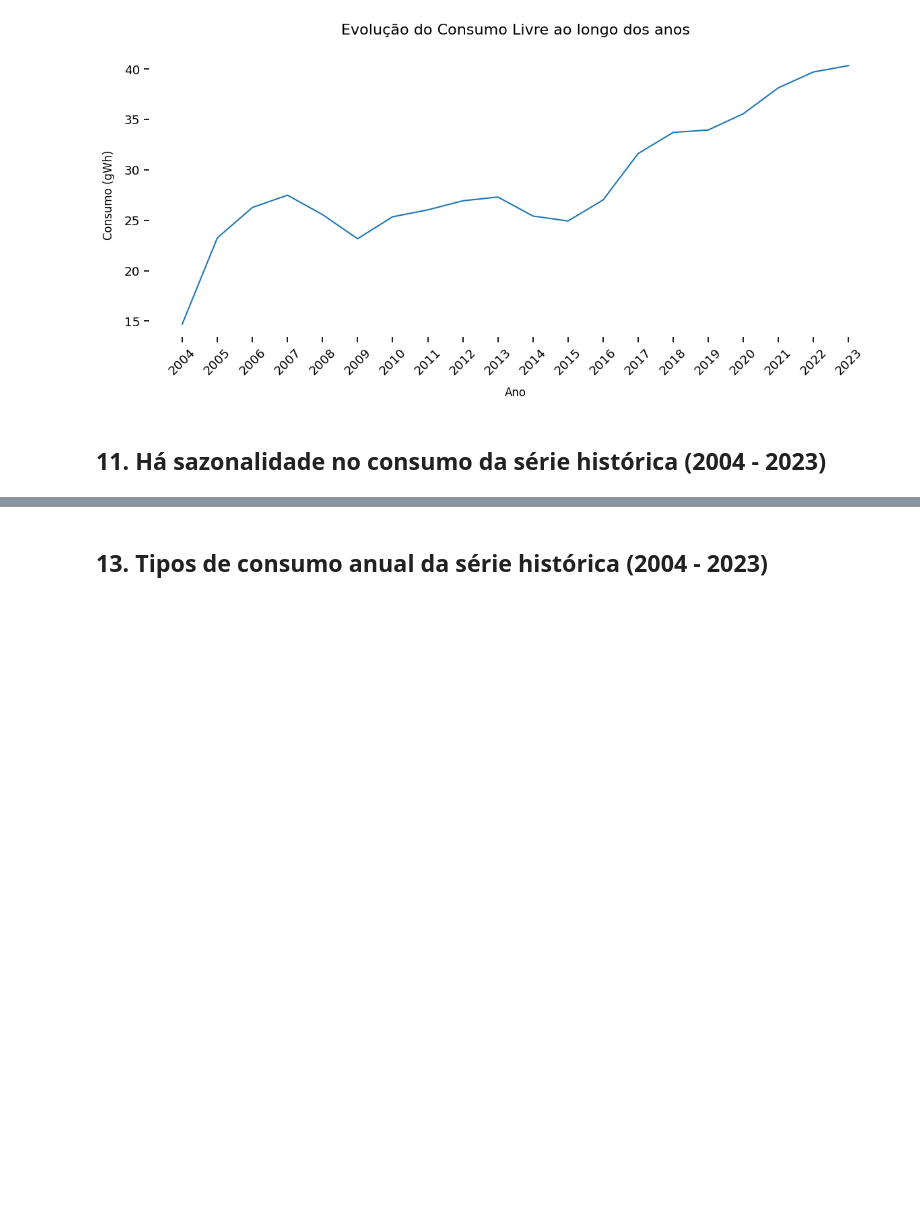
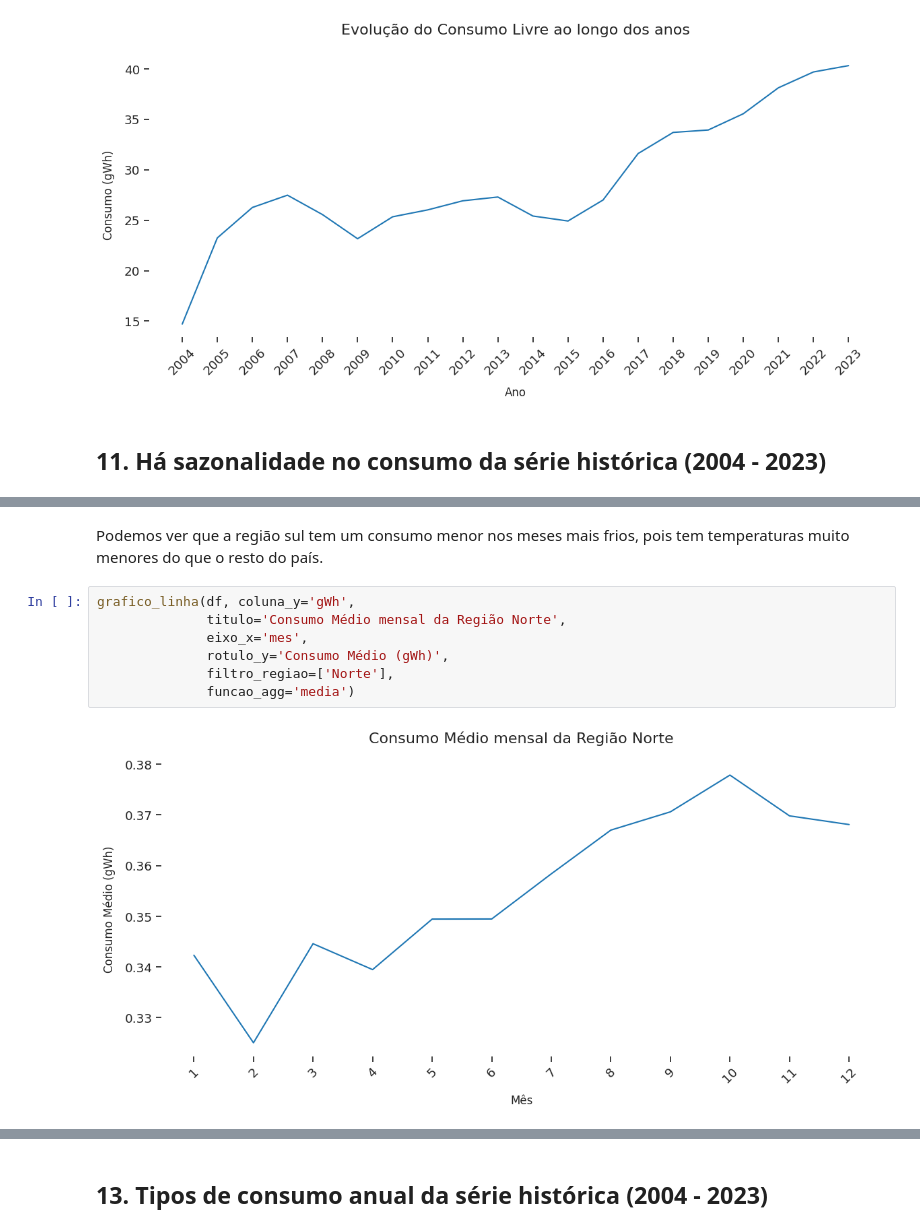
Before and after one commit to jorgelzsilva/projeto_consumo_energia, a Jupyter notebook: notebooks/desafio_final_jorge.ipynb, the cells around one changed output, grey strips where cells are left out. Saved outputs shown, nothing was run; the diff lists cells and outputs as text; blank space fills up the shorter version.

```diff
--- a/notebooks/desafio_final_jorge.ipynb
+++ b/notebooks/desafio_final_jorge.ipynb
@@ -1560,0 +1355,11 @@ Embora o consumo seja mais elevado que a média total, não notei uma diferença
+# %% [markdown]
+Podemos ver que a região sul tem um consumo menor nos meses mais frios, pois tem temperaturas muito menores do que o resto do país.
+# %%
+grafico_linha(df, coluna_y='gWh',
+              titulo='Consumo Médio mensal da Região Norte',
+              eixo_x='mes',
+              rotulo_y='Consumo Médio (gWh)',
+              filtro_regiao=['Norte'],
+              funcao_agg='media')
+# %% [output]
+[figure, added]
```
Also changed, not shown: parts of 43 cells of this notebook, 17 other files.
